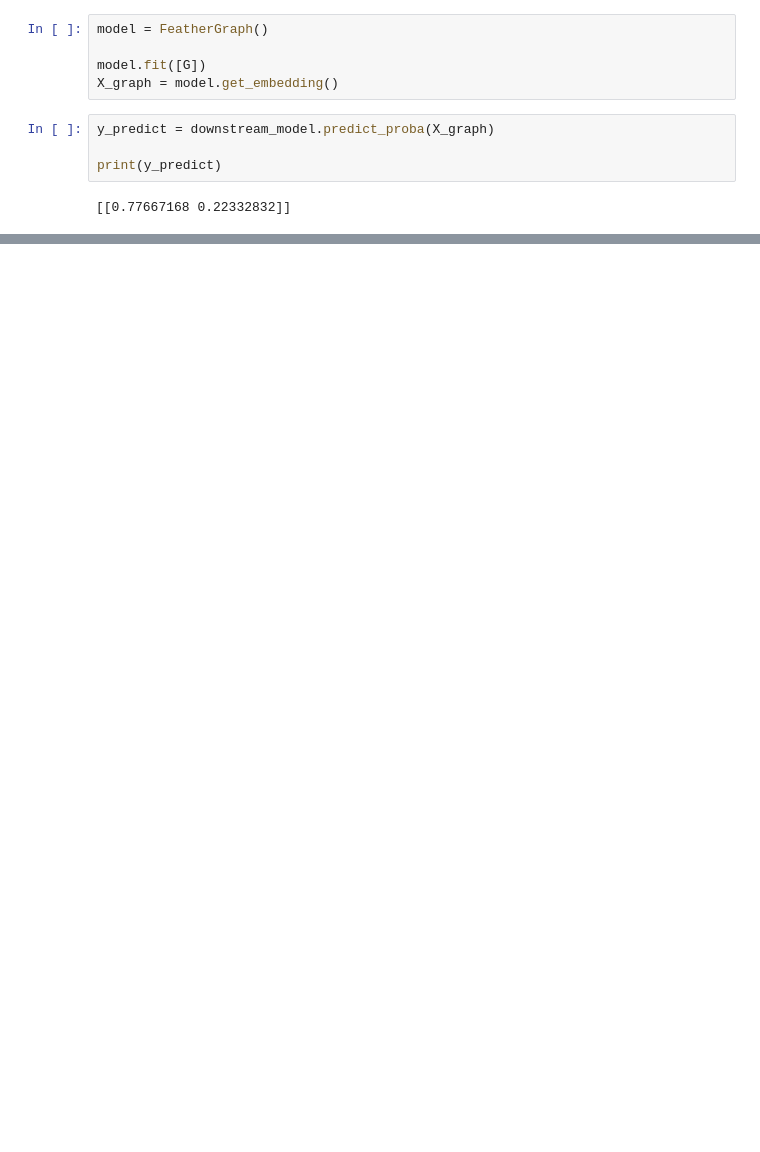
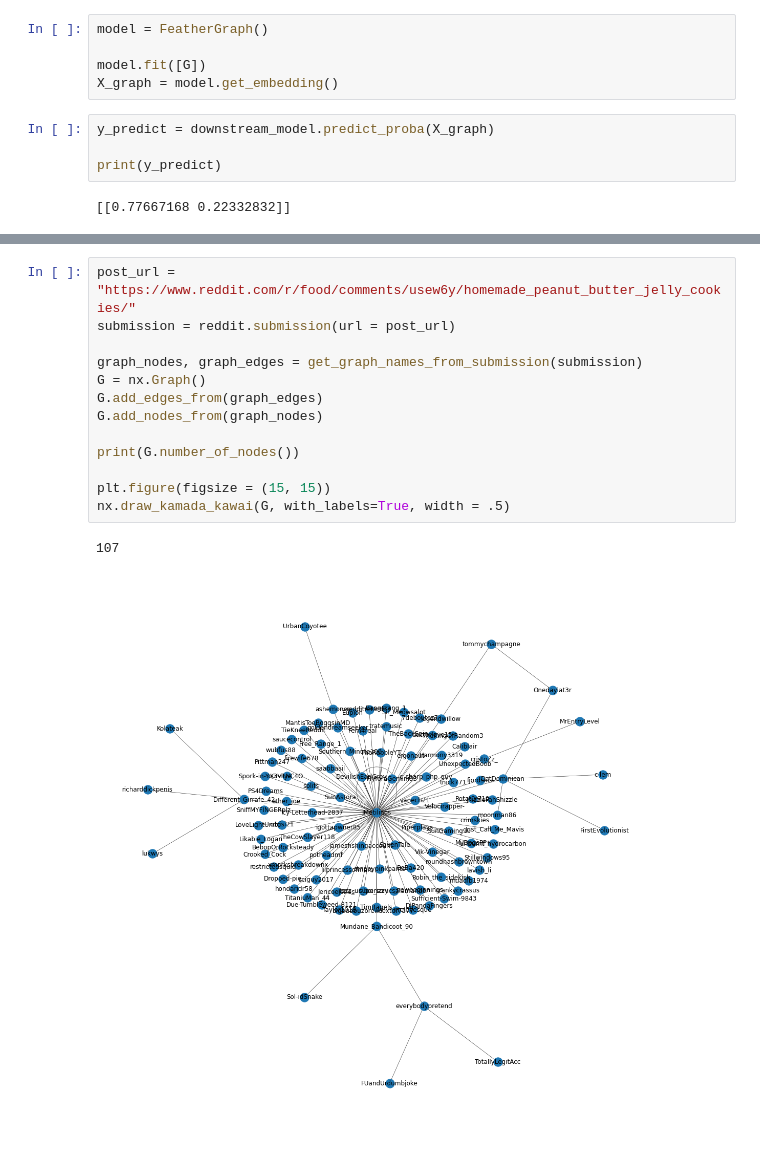
Before and after one commit to VadimCurca/ML-on-Graphs-Demo, a Jupyter notebook: learning/discussion_classification.ipynb, the cells around one changed output, grey strips where cells are left out. Saved outputs shown, nothing was run; the diff lists cells and outputs as text; blank space fills up the shorter version.

```diff
--- a/learning/discussion_classification.ipynb
+++ b/learning/discussion_classification.ipynb
@@ -93,0 +96,16 @@ nx.draw_kamada_kawai(G, with_labels=True, width = .5)
+# %%
+post_url = "https://www.reddit.com/r/food/comments/usew6y/homemade_peanut_butter_jelly_cookies/"
+submission = reddit.submission(url = post_url)
+
+graph_nodes, graph_edges = get_graph_names_from_submission(submission)
+G = nx.Graph()
+G.add_edges_from(graph_edges)
+G.add_nodes_from(graph_nodes)
+
+print(G.number_of_nodes())
+
+plt.figure(figsize = (15, 15))
+nx.draw_kamada_kawai(G, with_labels=True, width = .5)
+# %% [output]
+107
+[figure, added]
```
Also changed, not shown: parts of 6 cells of this notebook, 5 other files.
